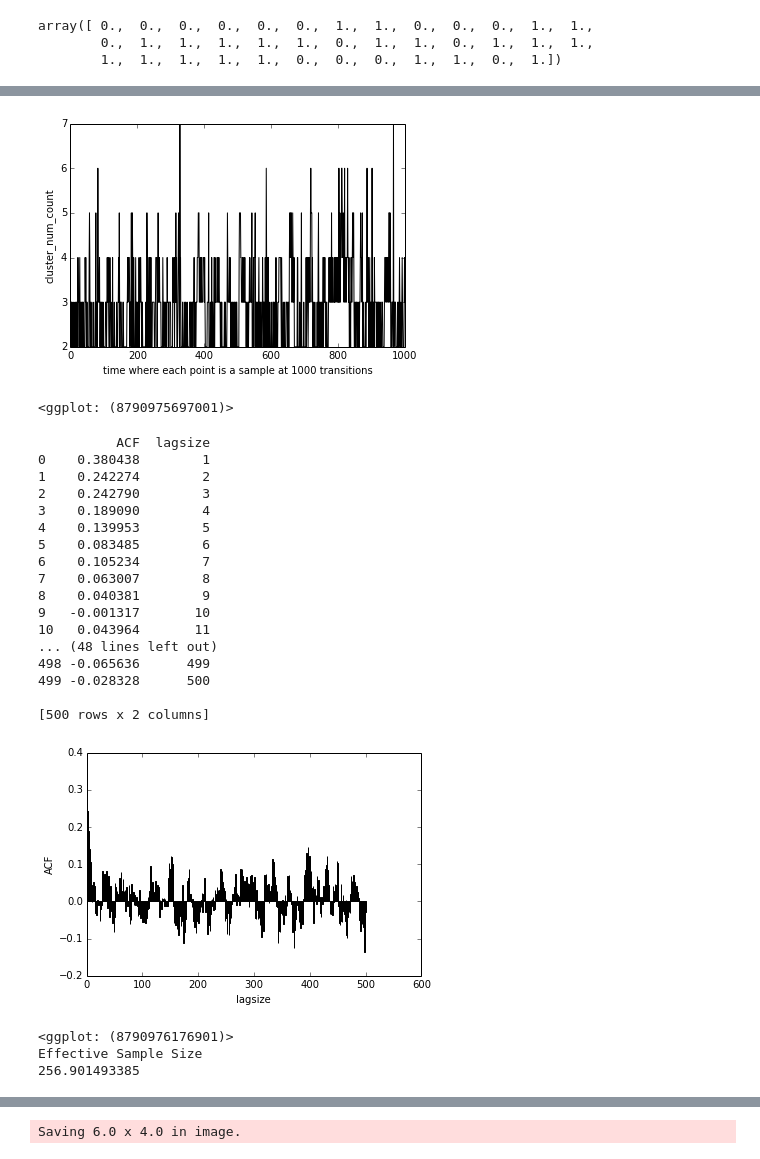
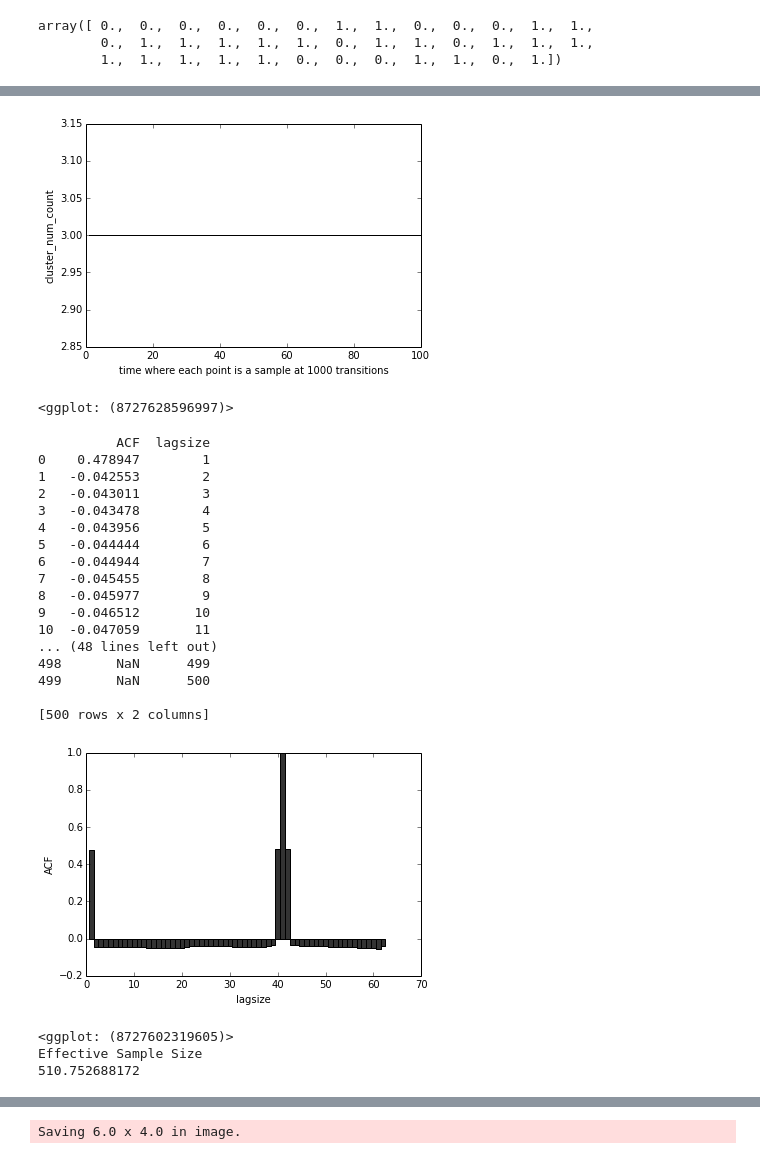
Before and after one commit to ap728/ppl-hormones, a Jupyter notebook: src/main.ipynb, the cells around one changed output, grey strips where cells are left out. Cells and saved outputs as stored; diff of their text form; code cells hidden in the pictures.

```diff
--- a/src/main.ipynb
+++ b/src/main.ipynb
@@ -229,29 +227,44 @@ Saving 6.0 x 4.0 in image.
 # %%
 # Try to get a "trace" of number of clusters
-df = pd.DataFrame(samples,  columns=['cluster_num_count'])
+df_cluster = pd.DataFrame(samples,  columns=['cluster_num_count'])
 
-t = range(1,1001)
+t = range(1,101)
 
-df['t'] = t
+df_cluster['t'] = t
+
+# Write this trace to file
+import os.path
+
+
+def next_file_name():
+    num = 1
+    while True:
+        file_name = 'cluster_trace%d.csv' % num
+        if not os.path.exists(file_name):
+            return file_name
+        num += 1
+
+
+df_cluster.to_csv(next_file_name())
 
 # print(df)
 
-trace = ggplot.ggplot(ggplot.aes(x='t', y='cluster_num_count'), data=df)
+trace = ggplot.ggplot(ggplot.aes(x='t', y='cluster_num_count'), data=df_cluster)
 trace = (trace + ggplot.geom_line()+ ggplot.theme_matplotlib() +
 ggplot.xlab("time where each point is a sample at 1000 transitions"))
 
 print(trace)
 # %% [output]
-[figure, old version]
+[figure, new version]
-<ggplot: (8790975697001)>
+<ggplot: (8727628596997)>
 # %%
 # Autocorrelation
 
 ACF = []
 for lag in range(1,501):
     result = []
-    for row in range(lag,1000):
-        result.append(df.ix[row,"cluster_num_count"])
+    for row in range(lag,100): # Can't be more than the number of sample points taken
+        result.append(df_cluster.ix[row,"cluster_num_count"])
     original = samples[:-lag]
     ACF.append(sp.stats.spearmanr(original,result))
 
@@ -281,26 +294,26 @@ print('Effective Sample Size')
 print(1000/(1+(2*sum(ACF_k))))
 # %% [output]
           ACF  lagsize
-0    0.380438        1
-1    0.242274        2
-2    0.242790        3
-3    0.189090        4
-4    0.139953        5
-5    0.083485        6
-6    0.105234        7
-7    0.063007        8
-8    0.040381        9
-9   -0.001317       10
-10   0.043964       11
+0    0.478947        1
+1   -0.042553        2
+2   -0.043011        3
+3   -0.043478        4
+4   -0.043956        5
+5   -0.044444        6
+6   -0.044944        7
+7   -0.045455        8
+8   -0.045977        9
+9   -0.046512       10
+10  -0.047059       11
 ... (48 lines left out)
-498 -0.065636      499
-499 -0.028328      500
+498       NaN      499
+499       NaN      500
 
 [500 rows x 2 columns]
-[figure, old version]
+[figure, new version]
-<ggplot: (8790976176901)>
+<ggplot: (8727602319605)>
 Effective Sample Size
-256.901493385
+510.752688172
 # %%
 # Find median of above
 np.median(samples)
```
Also changed, not shown: parts of 8 cells of this notebook.
